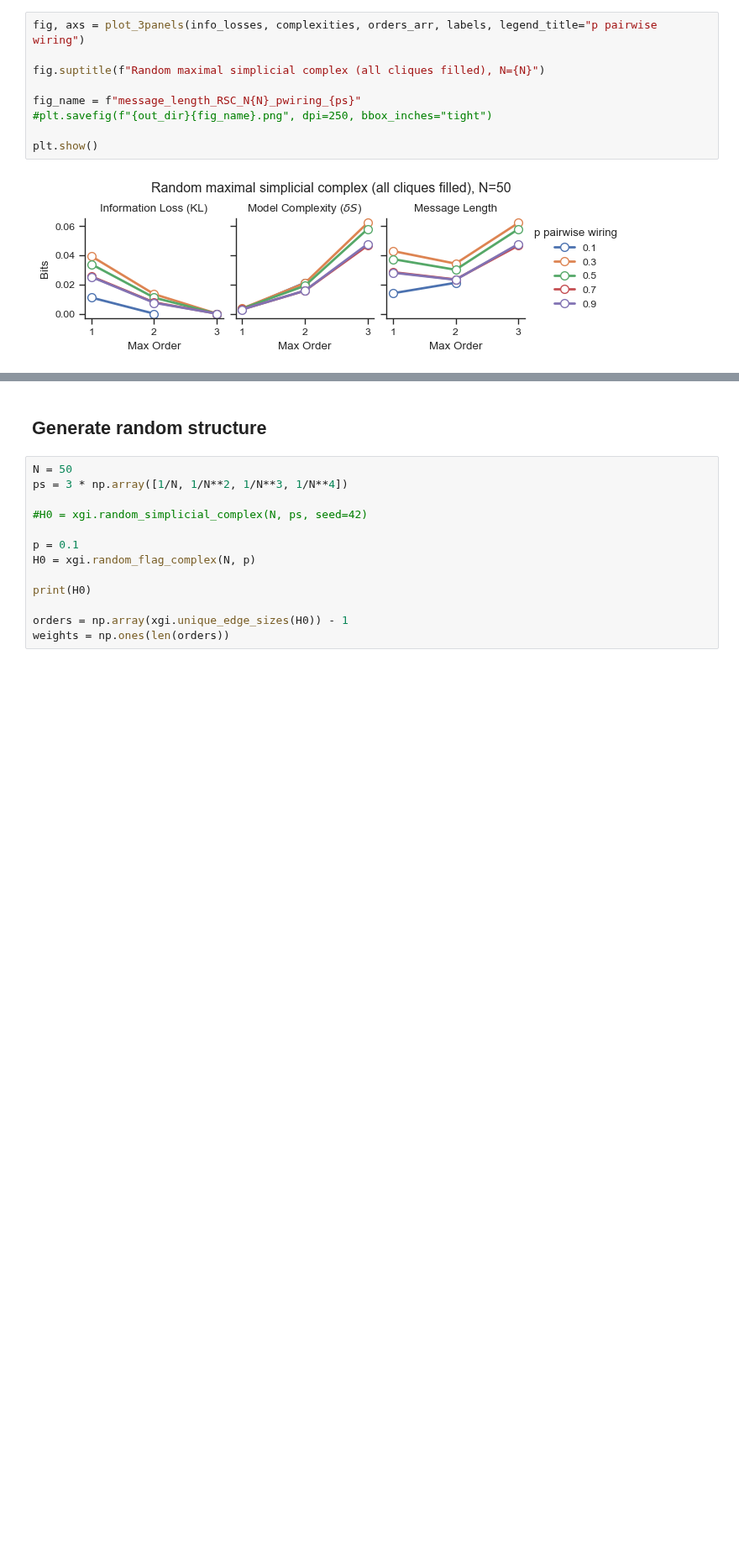
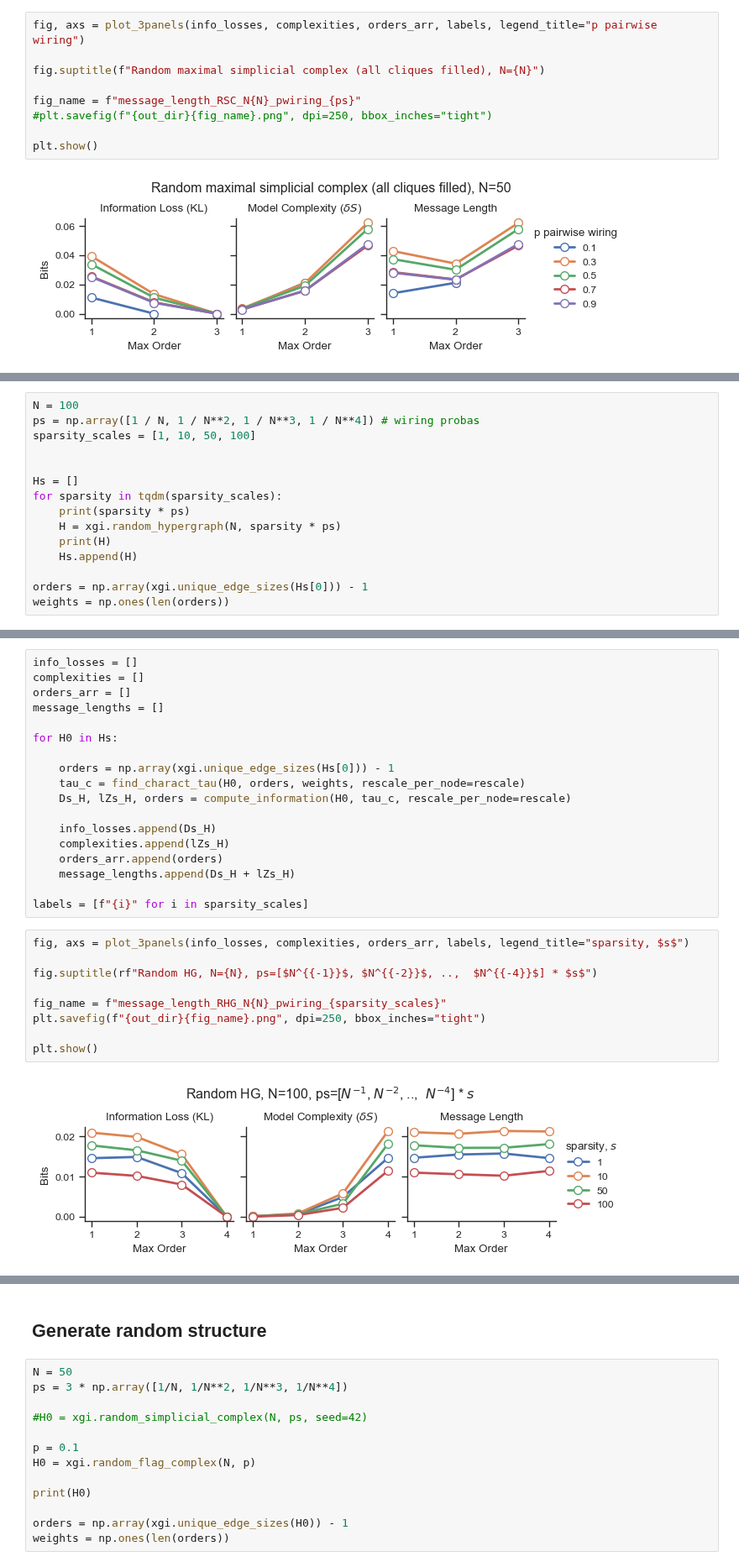
Before and after one commit to maximelucas/hypergraph_reducibility, a Jupyter notebook: notebooks/figure_1_single_tau-synthetic-tests.ipynb, the cells around one changed output, grey strips where cells are left out. Shown at 84% size. Cells and saved outputs as stored; diff of their text form; blank space fills up the shorter version.

Commit message:
added random hypergaph test

```diff
--- a/notebooks/figure_1_single_tau-synthetic-tests.ipynb
+++ b/notebooks/figure_1_single_tau-synthetic-tests.ipynb
@@ -186,0 +189,15 @@ fig_name = f"message_length_complete_hypergraph_N{N}" #lambda2_HG_SC_N_{N}_ps_{p
+# %%
+N = 100
+ps = np.array([1 / N, 1 / N**2, 1 / N**3, 1 / N**4]) # wiring probas
+sparsity_scales = [1, 10, 50, 100]
+
+
+Hs = []
+for sparsity in tqdm(sparsity_scales):
+    print(sparsity * ps)
+    H = xgi.random_hypergraph(N, sparsity * ps)
+    print(H)
+    Hs.append(H)
+
+orders = np.array(xgi.unique_edge_sizes(Hs[0])) - 1
+weights = np.ones(len(orders))
@@ -186,0 +220,29 @@ fig_name = f"message_length_complete_hypergraph_N{N}" #lambda2_HG_SC_N_{N}_ps_{p
+# %%
+info_losses = []
+complexities = []
+orders_arr = []
+message_lengths = []
+
+for H0 in Hs:
+
+    orders = np.array(xgi.unique_edge_sizes(Hs[0])) - 1
+    tau_c = find_charact_tau(H0, orders, weights, rescale_per_node=rescale)
+    Ds_H, lZs_H, orders = compute_information(H0, tau_c, rescale_per_node=rescale)
+
+    info_losses.append(Ds_H)
+    complexities.append(lZs_H)
+    orders_arr.append(orders)
+    message_lengths.append(Ds_H + lZs_H)
+
+labels = [f"{i}" for i in sparsity_scales]
+# %%
+fig, axs = plot_3panels(info_losses, complexities, orders_arr, labels, legend_title="sparsity, $s$")
+
+fig.suptitle(rf"Random HG, N={N}, ps=[$N^{{-1}}$, $N^{{-2}}$, ..,  $N^{{-4}}$] * $s$")
+
+fig_name = f"message_length_RHG_N{N}_pwiring_{sparsity_scales}"
+plt.savefig(f"{out_dir}{fig_name}.png", dpi=250, bbox_inches="tight")
+
+plt.show()
+# %% [output]
+[figure, added]
```
Also changed, not shown: parts of 11 cells of this notebook, 2 other files.
